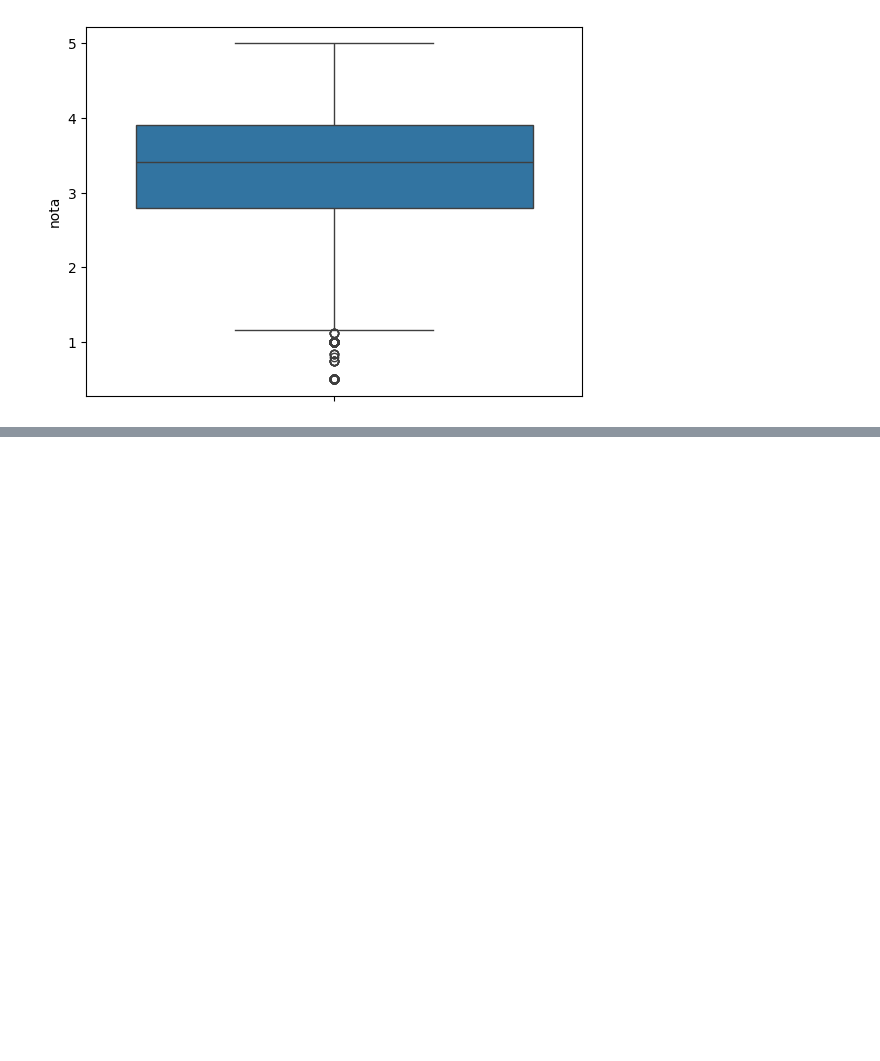
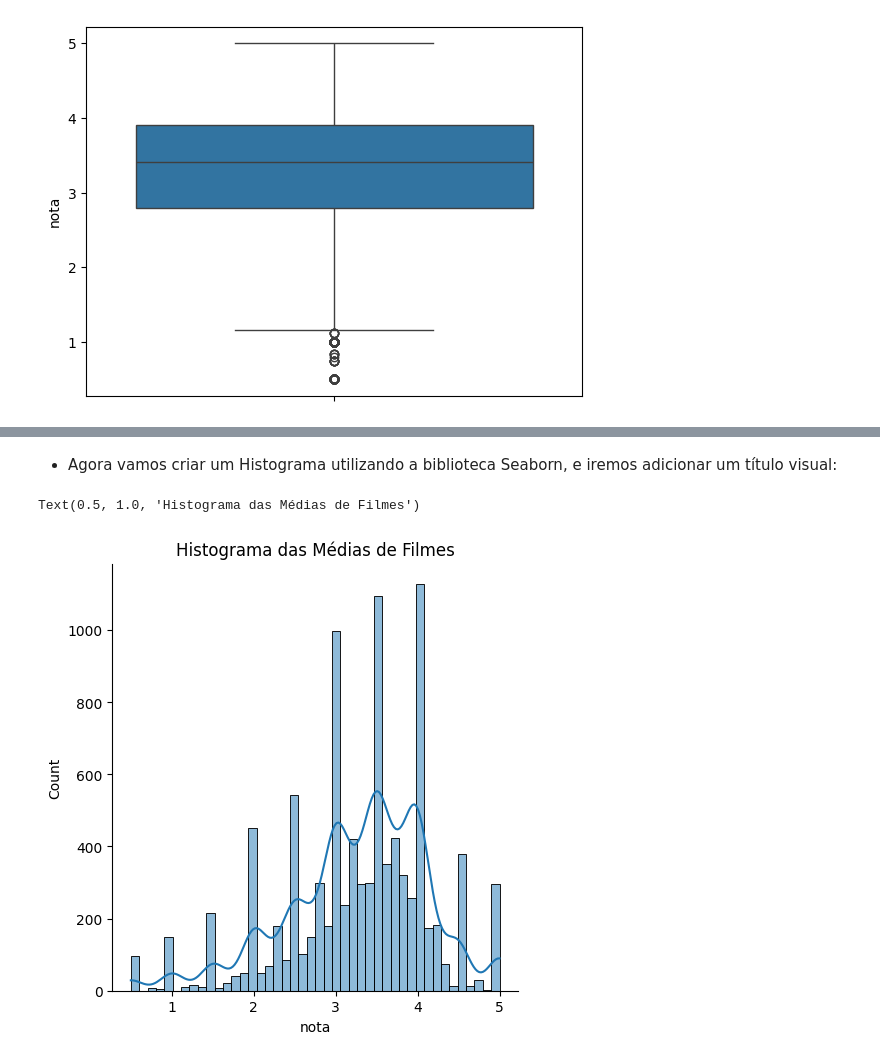
Before and after one commit to gitdowellington/primeiros-passos-data-science, a Jupyter notebook: 1.analise-exploratoria/atividades/terceira-atividade.ipynb, the cells around one changed output, grey strips where cells are left out. Cells and saved outputs as stored; diff of their text form; code cells hidden in the pictures; blank space fills up the shorter version.

```diff
--- a/1.analise-exploratoria/atividades/terceira-atividade.ipynb
+++ b/1.analise-exploratoria/atividades/terceira-atividade.ipynb
@@ -73,0 +88,10 @@ sns.boxplot(medias_por_filmes)
+# %% [markdown]
+- Agora vamos criar um Histograma utilizando a biblioteca Seaborn, e iremos adicionar um título visual:
+# %%
+import matplotlib.pyplot as plt
+
+sns.displot(medias_por_filmes, kde = True)
+plt.title("Histograma das Médias de Filmes")
+# %% [output]
+Text(0.5, 1.0, 'Histograma das Médias de Filmes')
+[figure, added]
```
Also changed, not shown: parts of 2 cells of this notebook.
